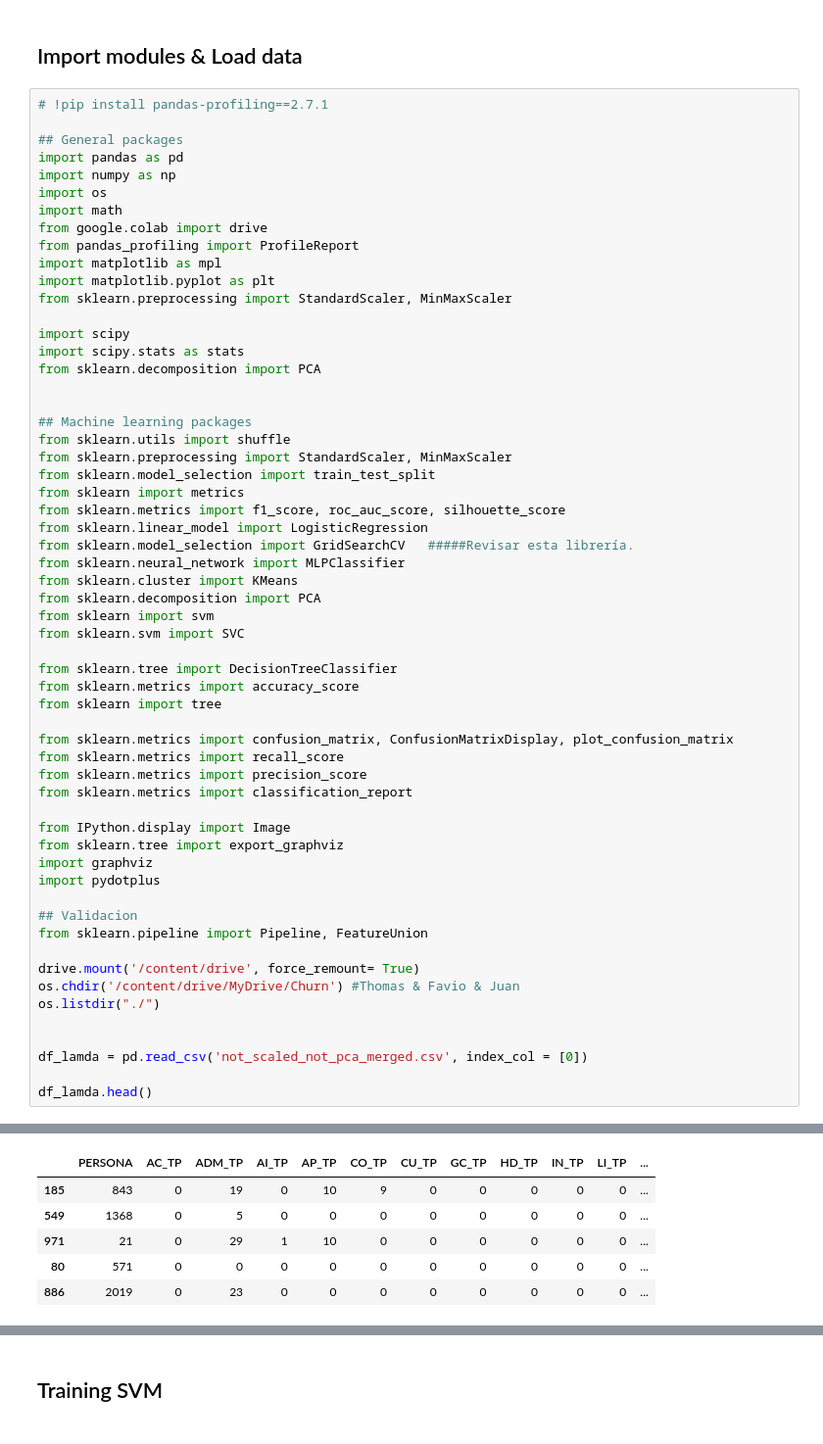
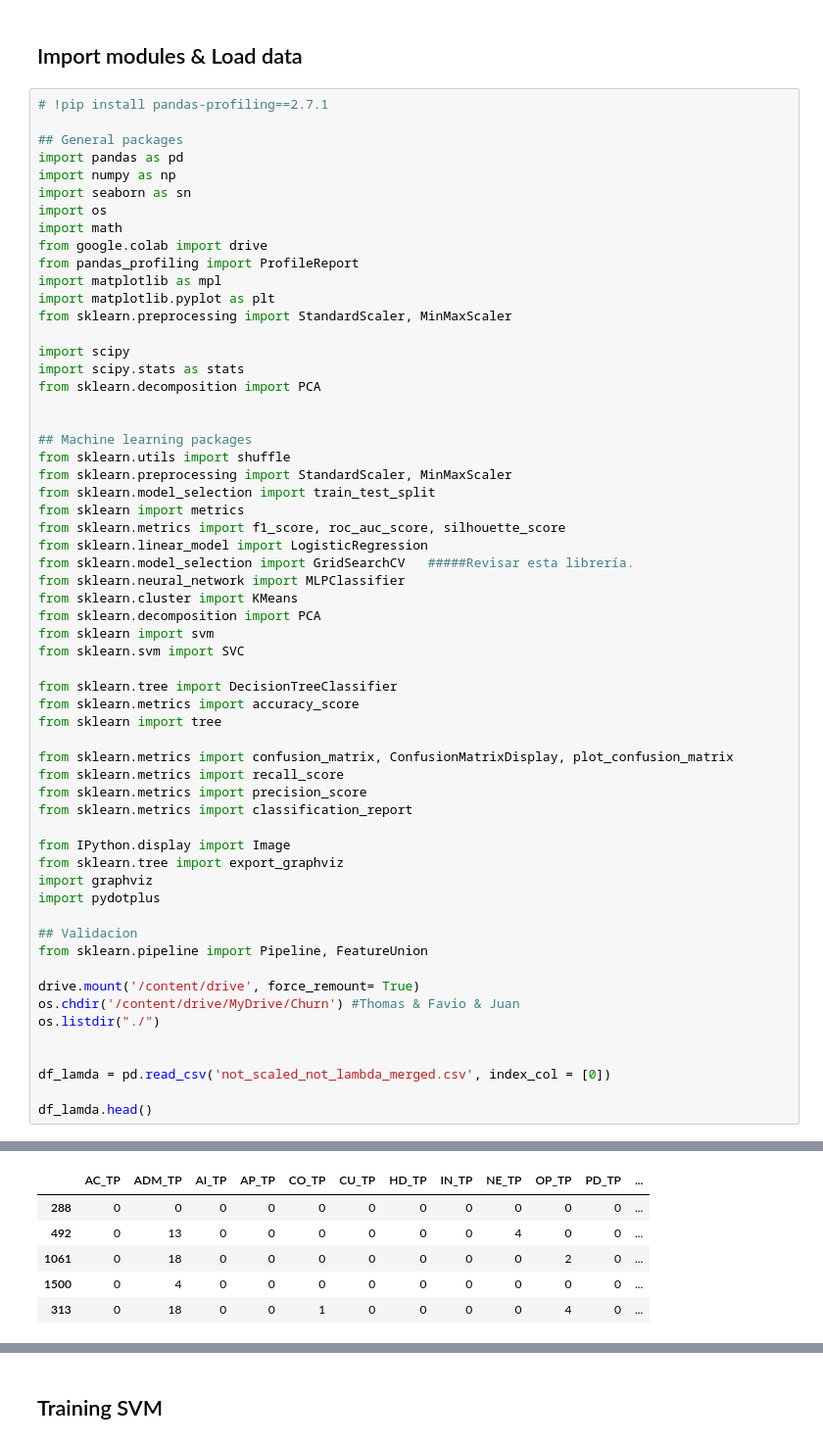
Before and after one commit to SolemnShark871/Churn, a Jupyter notebook: SVM_Model.ipynb, the cells around one changed output, grey strips where cells are left out. Shown at 98% size. Drawn from its saved outputs; the diff is of its cells as text.

```diff
--- a/SVM_Model.ipynb
+++ b/SVM_Model.ipynb
@@ -8,6 +8,7 @@
 ## General packages
 import pandas as pd
 import numpy as np
+import seaborn as sn
 import os
 import math
 from google.colab import drive
@@ -34,37 +35,37 @@ from sklearn.cluster import KMeans
 from sklearn.decomposition import PCA
 from sklearn import svm
 from sklearn.svm import SVC
 
 from sklearn.tree import DecisionTreeClassifier
 from sklearn.metrics import accuracy_score
 from sklearn import tree
 
 from sklearn.metrics import confusion_matrix, ConfusionMatrixDisplay, plot_confusion_matrix
 from sklearn.metrics import recall_score
 from sklearn.metrics import precision_score
 from sklearn.metrics import classification_report
 
 from IPython.display import Image
 from sklearn.tree import export_graphviz
 import graphviz
 import pydotplus
 
 ## Validacion
 from sklearn.pipeline import Pipeline, FeatureUnion
 
 drive.mount('/content/drive', force_remount= True)
 os.chdir('/content/drive/MyDrive/Churn') #Thomas & Favio & Juan
 os.listdir("./")
 
 
-df_lamda = pd.read_csv('not_scaled_not_pca_merged.csv', index_col = [0])
+df_lamda = pd.read_csv('not_scaled_not_lambda_merged.csv', index_col = [0])
 
 df_lamda.head()
 # %% [output]
 Mounted at /content/drive
-|  | PERSONA | AC_TP | ADM_TP | AI_TP | AP_TP | CO_TP | CU_TP | GC_TP | HD_TP | IN_TP | LI_TP | ... |
-| 185 | 843 | 0 | 19 | 0 | 10 | 9 | 0 | 0 | 0 | 0 | 0 | ... |
-| 549 | 1368 | 0 | 5 | 0 | 0 | 0 | 0 | 0 | 0 | 0 | 0 | ... |
-| 971 | 21 | 0 | 29 | 1 | 10 | 0 | 0 | 0 | 0 | 0 | 0 | ... |
-| 80 | 571 | 0 | 0 | 0 | 0 | 0 | 0 | 0 | 0 | 0 | 0 | ... |
-| 886 | 2019 | 0 | 23 | 0 | 0 | 0 | 0 | 0 | 0 | 0 | 0 | ... |
+|  | AC_TP | ADM_TP | AI_TP | AP_TP | CO_TP | CU_TP | HD_TP | IN_TP | NE_TP | OP_TP | PD_TP | ... |
+| 288 | 0 | 0 | 0 | 0 | 0 | 0 | 0 | 0 | 0 | 0 | 0 | ... |
+| 492 | 0 | 13 | 0 | 0 | 0 | 0 | 0 | 0 | 4 | 0 | 0 | ... |
+| 1061 | 0 | 18 | 0 | 0 | 0 | 0 | 0 | 0 | 0 | 2 | 0 | ... |
+| 1500 | 0 | 4 | 0 | 0 | 0 | 0 | 0 | 0 | 0 | 0 | 0 | ... |
+| 313 | 0 | 18 | 0 | 0 | 1 | 0 | 0 | 0 | 0 | 4 | 0 | ... |
```
Also changed, not shown: parts of 33 cells of this notebook.
